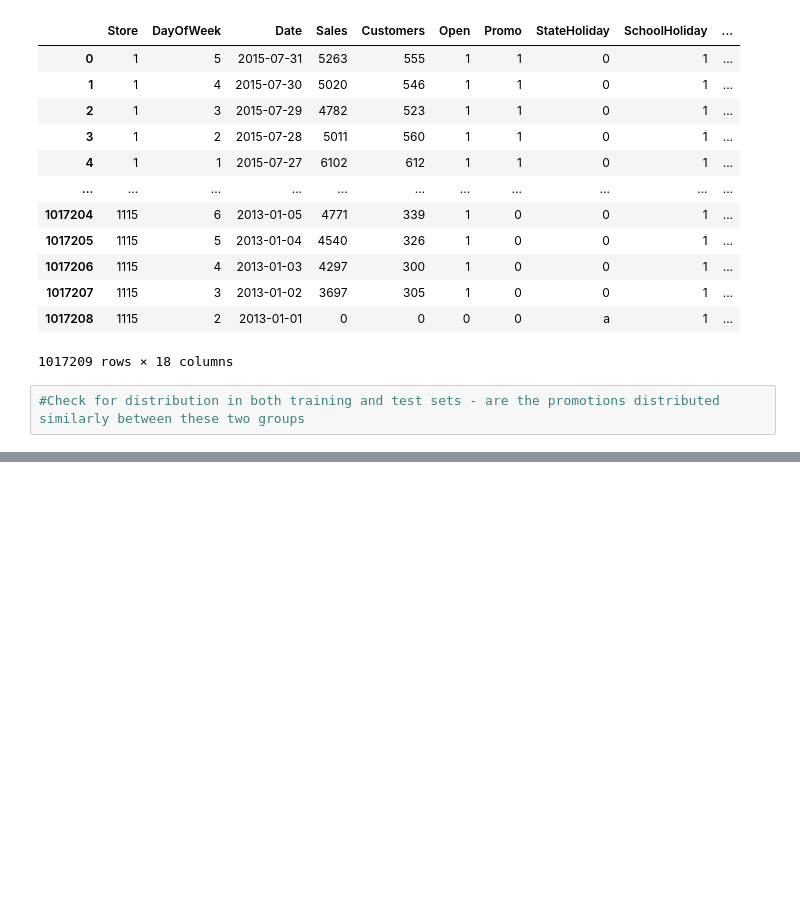
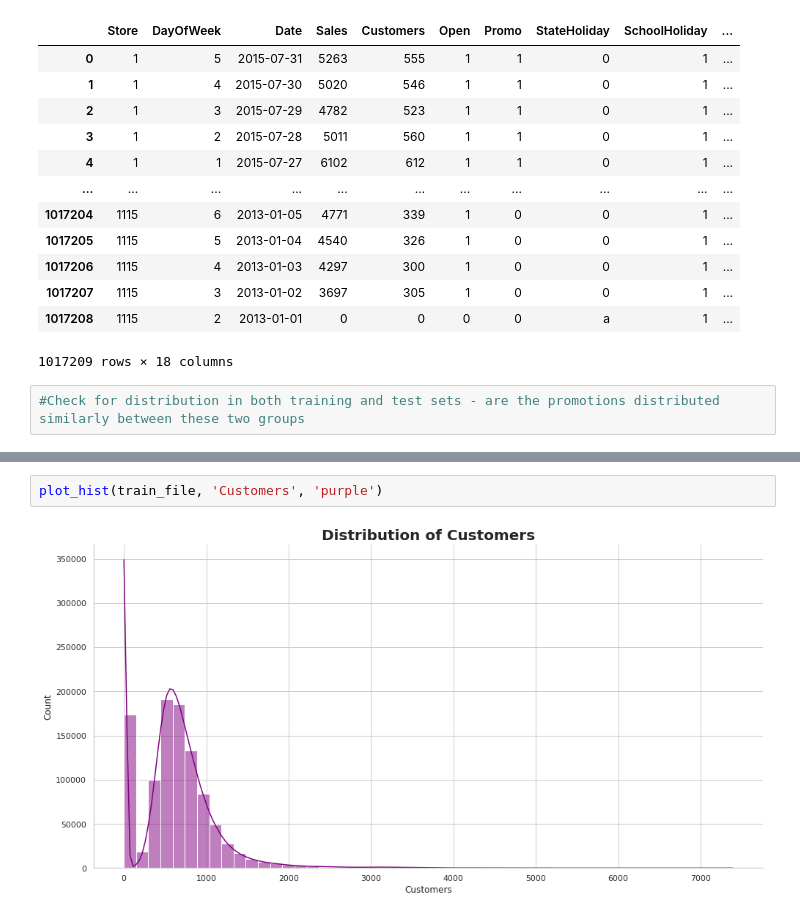
Before and after one commit to sabaagizew/10Acadamey_week-3, a Jupyter notebook: week3_sales_pridict_prophet.ipynb, the cells around one changed output, grey strips where cells are left out. Drawn from its saved outputs; the diff is of its cells as text; blank space fills up the shorter version.

```diff
--- a/week3_sales_pridict_prophet.ipynb
+++ b/week3_sales_pridict_prophet.ipynb
@@ -564,0 +375,4 @@ ax.set(title='Engagement rate model fit & prediction for Campaign ID ')
+# %%
+plot_hist(train_file, 'Customers', 'purple')
+# %% [output]
+[figure, added]
```
Also changed, not shown: parts of 53 cells of this notebook.
